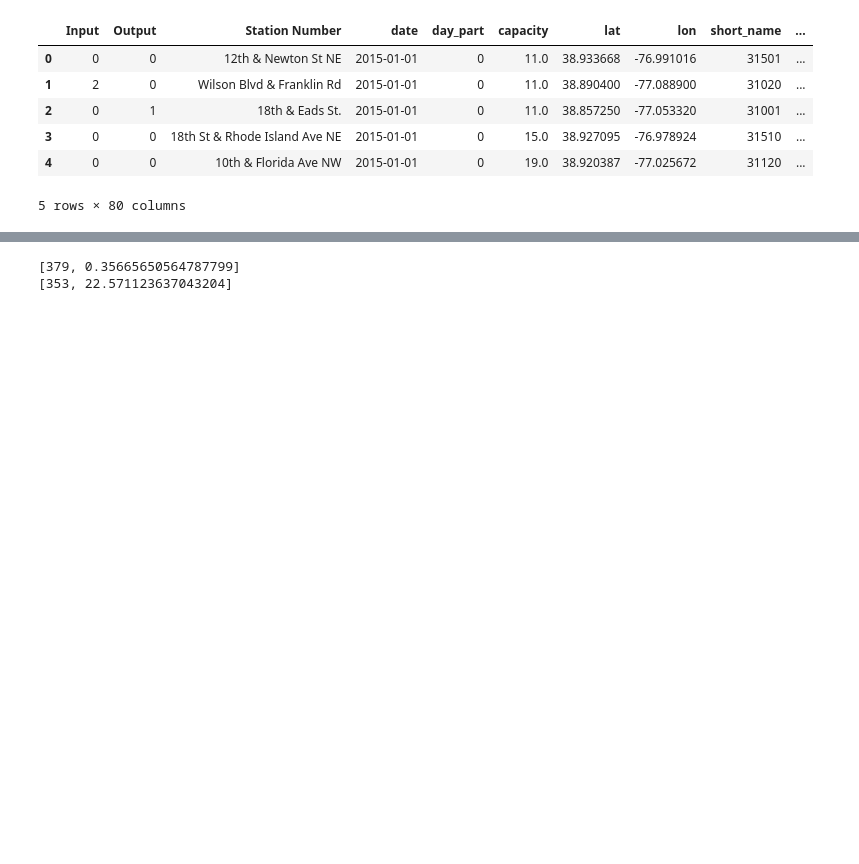
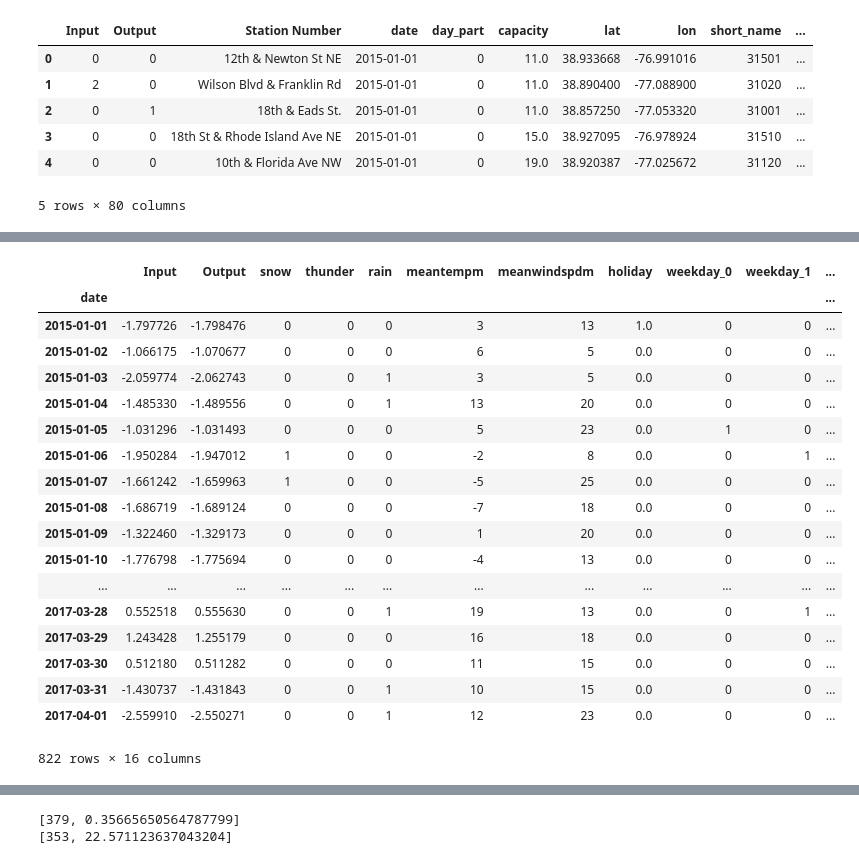
Before and after one commit to vladimirbelyaev/ml_project, a Jupyter notebook: models/lin-model.ipynb, the cells around one changed output, grey strips where cells are left out. Drawn from its saved outputs; the diff is of its cells as text; code cells hidden in the pictures; blank space fills up the shorter version.

```diff
--- a/models/lin-model.ipynb
+++ b/models/lin-model.ipynb
@@ -85 +134,26 @@ data.head().T
+# %%
+data['date'] = data.index
+data.Input = (data.Input - data.Input.mean())/data.Input.std()
+data.Output = (data.Output - data.Output.mean())/data.Output.std()
+data
+# %% [output]
+|  | Input | Output | snow | thunder | rain | meantempm | meanwindspdm | holiday | weekday_0 | weekday_1 | ... |
+| date |  |  |  |  |  |  |  |  |  |  | ... |
+| 2015-01-01 | -1.797726 | -1.798476 | 0 | 0 | 0 | 3 | 13 | 1.0 | 0 | 0 | ... |
+| 2015-01-02 | -1.066175 | -1.070677 | 0 | 0 | 0 | 6 | 5 | 0.0 | 0 | 0 | ... |
+| 2015-01-03 | -2.059774 | -2.062743 | 0 | 0 | 1 | 3 | 5 | 0.0 | 0 | 0 | ... |
+| 2015-01-04 | -1.485330 | -1.489556 | 0 | 0 | 1 | 13 | 20 | 0.0 | 0 | 0 | ... |
+| 2015-01-05 | -1.031296 | -1.031493 | 0 | 0 | 0 | 5 | 23 | 0.0 | 1 | 0 | ... |
+| 2015-01-06 | -1.950284 | -1.947012 | 1 | 0 | 0 | -2 | 8 | 0.0 | 0 | 1 | ... |
+| 2015-01-07 | -1.661242 | -1.659963 | 1 | 0 | 0 | -5 | 25 | 0.0 | 0 | 0 | ... |
+| 2015-01-08 | -1.686719 | -1.689124 | 0 | 0 | 0 | -7 | 18 | 0.0 | 0 | 0 | ... |
+| 2015-01-09 | -1.322460 | -1.329173 | 0 | 0 | 0 | 1 | 20 | 0.0 | 0 | 0 | ... |
+| 2015-01-10 | -1.776798 | -1.775694 | 0 | 0 | 0 | -4 | 13 | 0.0 | 0 | 0 | ... |
+| ... | ... | ... | ... | ... | ... | ... | ... | ... | ... | ... | ... |
+| 2017-03-28 | 0.552518 | 0.555630 | 0 | 0 | 1 | 19 | 13 | 0.0 | 0 | 1 | ... |
+| 2017-03-29 | 1.243428 | 1.255179 | 0 | 0 | 0 | 16 | 18 | 0.0 | 0 | 0 | ... |
+| 2017-03-30 | 0.512180 | 0.511282 | 0 | 0 | 0 | 11 | 15 | 0.0 | 0 | 0 | ... |
+| 2017-03-31 | -1.430737 | -1.431843 | 0 | 0 | 1 | 10 | 15 | 0.0 | 0 | 0 | ... |
+| 2017-04-01 | -2.559910 | -2.550271 | 0 | 0 | 1 | 12 | 23 | 0.0 | 0 | 0 | ... |
+822 rows × 16 columns
 # %%
```
Also changed, not shown: parts of 11 cells of this notebook, 1 other file.
